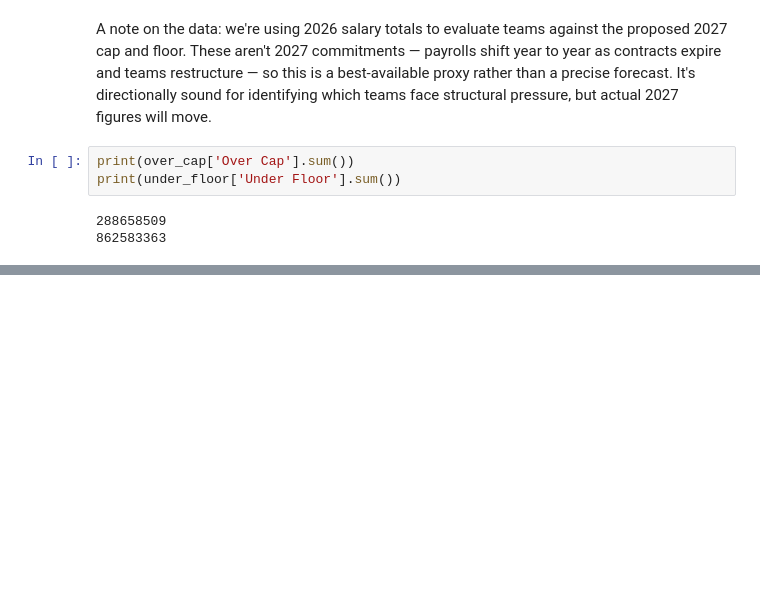
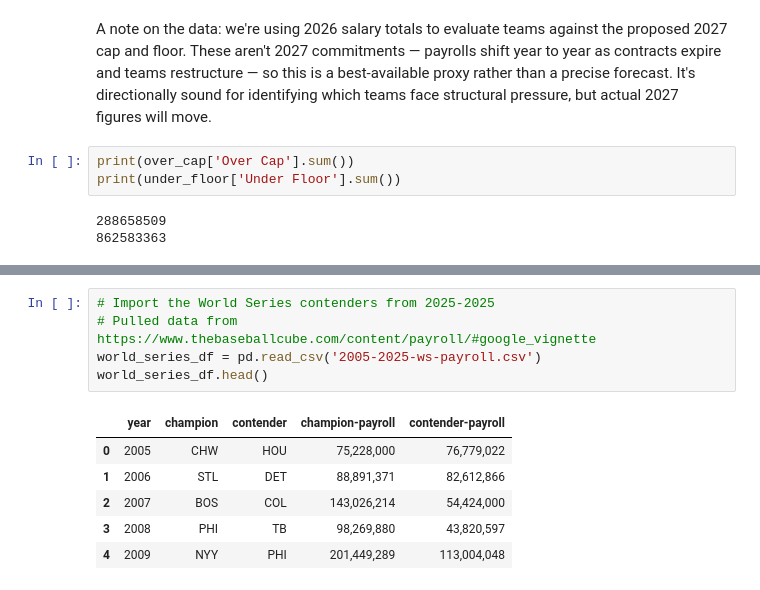
Before and after one commit to cmraymond96/mlb-salary-cap-analysis, a Jupyter notebook: mlb-salary-cap-analysis.ipynb, the cells around one changed output, grey strips where cells are left out. Drawn from its saved outputs; the diff is of its cells as text; blank space fills up the shorter version.

```diff
--- a/mlb-salary-cap-analysis.ipynb
+++ b/mlb-salary-cap-analysis.ipynb
@@ -171,0 +172,12 @@ plt.show()
+# %%
+# Import the World Series contenders from 2025-2025
+# Pulled data from https://www.thebaseballcube.com/content/payroll/#google_vignette
+world_series_df = pd.read_csv('2005-2025-ws-payroll.csv')
+world_series_df.head()
+# %% [output]
+|  | year | champion | contender | champion-payroll | contender-payroll |
+| 0 | 2005 | CHW | HOU | 75,228,000 | 76,779,022 |
+| 1 | 2006 | STL | DET | 88,891,371 | 82,612,866 |
+| 2 | 2007 | BOS | COL | 143,026,214 | 54,424,000 |
+| 3 | 2008 | PHI | TB | 98,269,880 | 43,820,597 |
+| 4 | 2009 | NYY | PHI | 201,449,289 | 113,004,048 |
```
Also changed, not shown: parts of 4 cells of this notebook, 2 other files.
